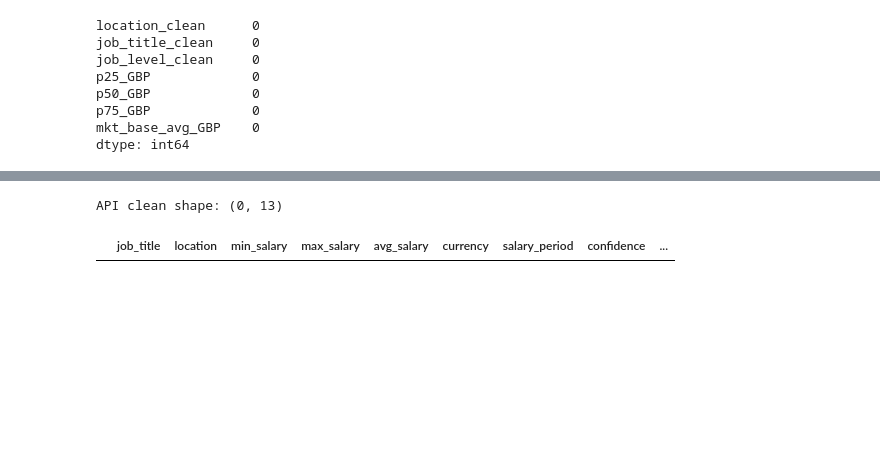
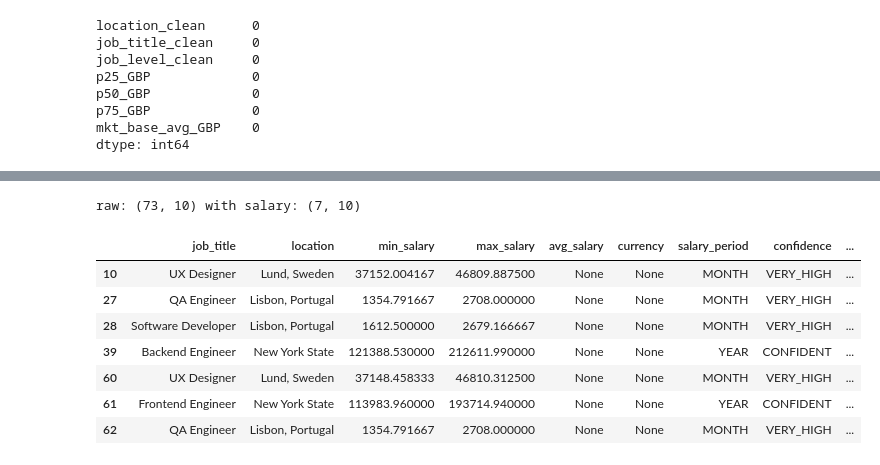
Before and after one commit to HR-Freak/Tech-Salary-Benchmarking-Cross-Market-Analysis-for-Competitive-Salary-Bands, a Jupyter notebook: notebooks/02_data_cleaning.ipynb, the cells around one changed output, grey strips where cells are left out. Cells and saved outputs as stored; diff of their text form; code cells hidden in the pictures; blank space fills up the shorter version.

```diff
--- a/notebooks/02_data_cleaning.ipynb
+++ b/notebooks/02_data_cleaning.ipynb
@@ -260 +235,15 @@ api_rows.head(10)
+# %%
+api_salary = api_raw.dropna(subset=["min_salary", "max_salary", "avg_salary"], how="all").copy()
+print("raw:", api_raw.shape, "with salary:", api_salary.shape)
+api_salary.head(10)
+# %% [output]
+raw: (73, 10) with salary: (7, 10)
+|  | job_title | location | min_salary | max_salary | avg_salary | currency | salary_period | confidence | ... |
+| 10 | UX Designer | Lund, Sweden | 37152.004167 | 46809.887500 | None | None | MONTH | VERY_HIGH | ... |
+| 27 | QA Engineer | Lisbon, Portugal | 1354.791667 | 2708.000000 | None | None | MONTH | VERY_HIGH | ... |
+| 28 | Software Developer | Lisbon, Portugal | 1612.500000 | 2679.166667 | None | None | MONTH | VERY_HIGH | ... |
+| 39 | Backend Engineer | New York State | 121388.530000 | 212611.990000 | None | None | YEAR | CONFIDENT | ... |
+| 60 | UX Designer | Lund, Sweden | 37148.458333 | 46810.312500 | None | None | MONTH | VERY_HIGH | ... |
+| 61 | Frontend Engineer | New York State | 113983.960000 | 193714.940000 | None | None | YEAR | CONFIDENT | ... |
+| 62 | QA Engineer | Lisbon, Portugal | 1354.791667 | 2708.000000 | None | None | MONTH | VERY_HIGH | ... |
 # %%
@@ -317,41 +335,34 @@ FX_TO_GBP = {
 }
 #Convertion rates
 
+def infer_currency(row):
+    if pd.notna(row.get("currency")):
+        return str(row["currency"]).upper()
+    loc = row["location_clean"]
+    if loc == "London":
+        return "GBP"
+    if loc == "Portugal":
+        return "EUR"
+    if loc == "Sweden":
+        return "SEK"
+    if loc == "New York":
+        return "USD"
+    return None
+
+api_clean["currency_clean"] = api_clean.apply(infer_currency, axis=1)
+
 def to_gbp(amount, currency):
     if pd.isna(amount) or pd.isna(currency):
-        return None
-    rate = FX_TO_GBP.get(str(currency).upper())
-    if rate is None:
-        return None
+        return np.nan
+    rate = FX_TO_GBP.get(currency, np.nan)
     return amount * rate
 
-api_clean["avg_salary_gbp"] = api_clean.apply(
-    lambda r: to_gbp(r["avg_salary"], r["currency"]), axis=1
+for col in ["min_salary_annual", "max_salary_annual", "avg_salary_annual"]:
+    api_clean[col.replace("_annual", "_annual_gbp")] = api_clean.apply(
+        lambda r: to_gbp(r[col], r["currency_clean"]), axis=1
+    )
+
+api_clean["avg_salary_annual_gbp"] = api_clean["avg_salary_annual_gbp"].fillna(
+    (api_clean["min_salary_annual_gbp"] + api_clean["max_salary_annual_gbp"]) / 2
 )
-# Currency convertion
-
-api_clean = api_clean.dropna(subset=["avg_salary_gbp"])
-api_clean.head(10)
-print("API clean shape:", api_clean.shape)
+ # Currency convertion
-# %% [output]
-API clean shape: (0, 13)
-# %%
-def annualize_gbp(avg_gbp, period):
-    if pd.isna(avg_gbp) or pd.isna(period):
-        return None
-    p = str(period).upper()
-    if p == "MONTH":
-        return avg_gbp * 12
-    if p == "YEAR":
-        return avg_gbp
-    return None
-
-api_clean["avg_salary_annual_gbp"] = api_clean.apply(
-    lambda r: annualize_gbp(r["avg_salary_gbp"], r["salary_period"]), axis=1
-)
-# Convert any monthly salary to annual
-
-api_clean = api_clean.dropna(subset=["avg_salary_annual_gbp"])
-api_clean.head(10)
-# %% [output]
-|  | job_title | location | min_salary | max_salary | avg_salary | currency | salary_period | confidence | ... |
```
Also changed, not shown: parts of 12 cells of this notebook, 33 other files.
